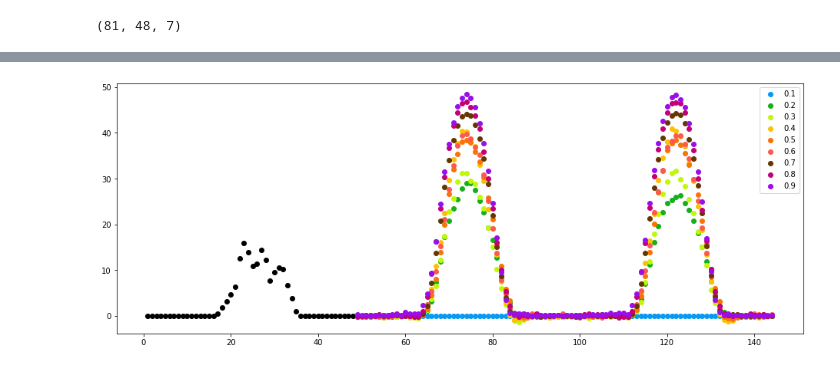
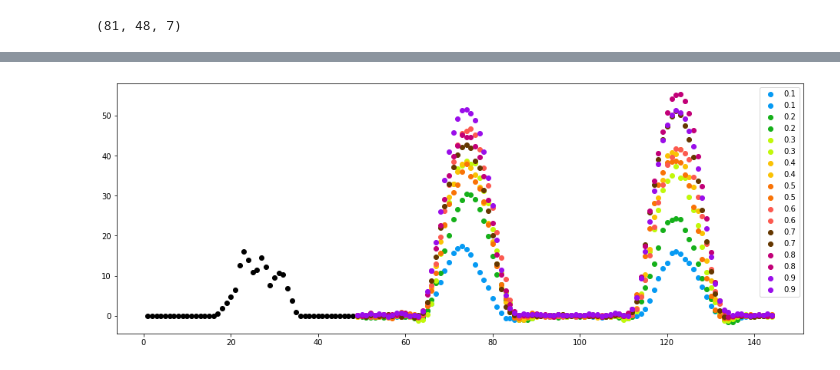
Before and after one commit to gogooma9/SolarGen, a Jupyter notebook: src/solar_gen.ipynb, the cells around one changed output, grey strips where cells are left out. Cells and saved outputs as stored; diff of their text form; code cells hidden in the pictures.

```diff
--- a/src/solar_gen.ipynb
+++ b/src/solar_gen.ipynb
@@ -88,7 +88,7 @@ scale_factors.append(ScalingFactor(MinMaxScaler(), ['DHI', 'DNI', 'WS', 'RH', 'T
 
 window_size = 48
 train = preprocess_data(df_train, scale_factors, window_size)
-train_label = slicing_data(df_train.iloc[window_size:]['TARGET'], 96)
+train_label = slicing_data(df_train.iloc[window_size:]['TARGET'], 48)
 
 # train[0].iloc[:, 1:].plot(subplots=True, layout=(1,6), figsize=(30,4))
 # train[0].iloc[:, 1:].hist(bins = 100, layout=(1,6), figsize=(30,4))
@@ -121,6 +122,5 @@ X_test.shape
 (81, 48, 7)
 # %%
 from sklearn.model_selection import train_test_split
-X_train, X_valid, Y_train, Y_valid = train_test_split(train, train_label, test_size=0.3, random_state=0, shuffle=False)
-
-X_train.shape, Y_train.shape
+X_train1, X_valid1, Y_train1, Y_valid1 = train_test_split(train, train_label[:-48], test_size=0.3, random_state=0, shuffle=False)
+X_train2, X_valid2, Y_train2, Y_valid2 = train_test_split(train, train_label[48:], test_size=0.3, random_state=0, shuffle=False)
@@ -200,12 +201,19 @@ epochs = 200
 
 early_stopping = tf.keras.callbacks.EarlyStopping(monitor='val_loss', patience=10, mode='min')
 
-for index, model in enumerate(models):
+for index, model in enumerate(models1):
     print("[Q = %.1f]"%((index+1)*0.1))
-    best_model = tf.keras.callbacks.ModelCheckpoint(filepath='/content/drive/MyDrive/SolarGen/model/best_%d.h5'%((index+1)),
+    best_model = tf.keras.callbacks.ModelCheckpoint(filepath='/content/drive/MyDrive/SolarGen/model/m1_best_%d.h5'%((index+1)),
                                                 monitor='val_loss', verbose=1, save_best_only=True)
-    model.fit(X_train, Y_train, validation_data=(X_valid, Y_valid), epochs=epochs,
+    model.fit(X_train1, Y_train1, validation_data=(X_valid1, Y_valid1), epochs=epochs,
               batch_size=batch_size, callbacks=[early_stopping, best_model])
+
+for index, model in enumerate(models2):
+    print("[Q = %.1f]"%((index+1)*0.1))
+    best_model = tf.keras.callbacks.ModelCheckpoint(filepath='/content/drive/MyDrive/SolarGen/model/m2_best_%d.h5'%((index+1)),
+                                                monitor='val_loss', verbose=1, save_best_only=True)
+    model.fit(X_train2, Y_train2, validation_data=(X_valid2, Y_valid2), epochs=epochs,
+              batch_size=batch_size, callbacks=[early_stopping, best_model])
 # %% [output]
 [Q = 0.1]
 Epoch 1/200
@@ -228,10 +236,16 @@ Epoch 00085: val_loss did not improve from 0.76982
 losses = []
 
 for index in range(9):
-    print('[best_%d.h5]'%((index+1)))
-    model = tf.keras.models.load_model('/content/drive/MyDrive/SolarGen/model/best_%d.h5'%((index+1)),
+    print('[m1_best_%d.h5]'%((index+1)))
+    model = tf.keras.models.load_model('/content/drive/MyDrive/SolarGen/model/m1_best_%d.h5'%((index+1)),
                                     custom_objects={'pinball_loss': ploss((index+1)*0.1)})
-    losses.append(model.evaluate(X_valid, Y_valid))
+    losses.append(model.evaluate(X_valid1, Y_valid1))
+
+for index in range(9):
+    print('[m2_best_%d.h5]'%((index+1)))
+    model = tf.keras.models.load_model('/content/drive/MyDrive/SolarGen/model/m2_best_%d.h5'%((index+1)),
+                                    custom_objects={'pinball_loss': ploss((index+1)*0.1)})
+    losses.append(model.evaluate(X_valid2, Y_valid2))
 
 np.average(losses)
 # %% [output]
@@ -263,9 +276,12 @@ ax.scatter([i+1 for i in range(48)], X_test[nth_data][:,1], color='k')
 colors = ["xkcd:azure", "xkcd:green", "xkcd:chartreuse", "xkcd:goldenrod",
           "xkcd:orange", "xkcd:coral", "xkcd:brown", "xkcd:magenta", "xkcd:violet"]
 for index in range(9):
-    model = tf.keras.models.load_model('/content/drive/MyDrive/SolarGen/model/best_%d.h5'%((index+1)),
+    model1 = tf.keras.models.load_model('/content/drive/MyDrive/SolarGen/model/m1_best_%d.h5'%((index+1)),
+                                       custom_objects={'pinball_loss': ploss((index+1)*0.1)})
+    model2 = tf.keras.models.load_model('/content/drive/MyDrive/SolarGen/model/m2_best_%d.h5'%((index+1)),
                                        custom_objects={'pinball_loss': ploss((index+1)*0.1)})
     color =  colors[index]
-    ax.scatter([i+49 for i in range(96)], model.predict(np.array([X_test[nth_data]])), color=color, label="%.1f"%((index+1)*0.1))
+    ax.scatter([i+49 for i in range(48)], model1.predict(np.array([X_test[nth_data]])), color=color, label="%.1f"%((index+1)*0.1))
+    ax.scatter([i+97 for i in range(48)], model2.predict(np.array([X_test[nth_data]])), color=color, label="%.1f"%((index+1)*0.1))
     ax.legend()
 # %% [output]
@@ -277,2 +306,2 @@ WARNING:tensorflow:9 out of the last 9 calls to <function Model.make_predict_fun
-[figure, old version]
+[figure, new version]
 # %%
```
Also changed, not shown: parts of 13 cells of this notebook.
